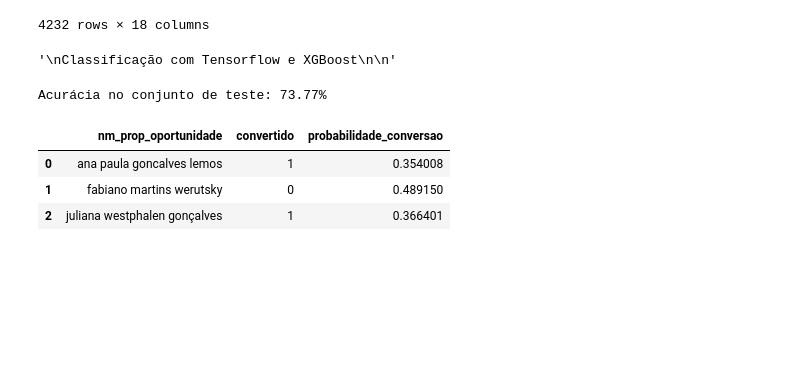
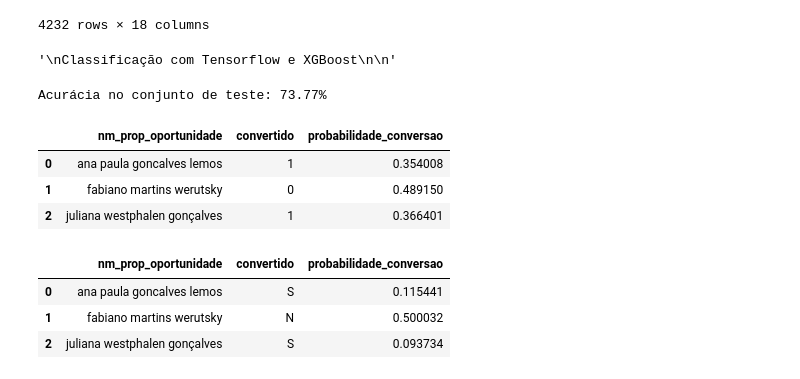
Before and after one commit to guilhermedcorrea/classificacao_tensorflow, a Jupyter notebook: probabilidade_orcamentos.ipynb, the cells around one changed output. Drawn from its saved outputs; the diff is of its cells as text; code cells hidden in the pictures; blank space fills up the shorter version.

```diff
--- a/probabilidade_orcamentos.ipynb
+++ b/probabilidade_orcamentos.ipynb
@@ -298,3 +298,10 @@ Acurácia no conjunto de teste: 73.77%
 | 0 | ana paula goncalves lemos | 1 | 0.354008 |
 | 1 | fabiano martins werutsky | 0 | 0.489150 |
 | 2 | juliana westphalen gonçalves | 1 | 0.366401 |
+# %%
+df_resultados_teste
+# %% [output]
+|  | nm_prop_oportunidade | convertido | probabilidade_conversao |
+| 0 | ana paula goncalves lemos | S | 0.115441 |
+| 1 | fabiano martins werutsky | N | 0.500032 |
+| 2 | juliana westphalen gonçalves | S | 0.093734 |
```
Also changed, not shown: parts of 8 cells of this notebook.
